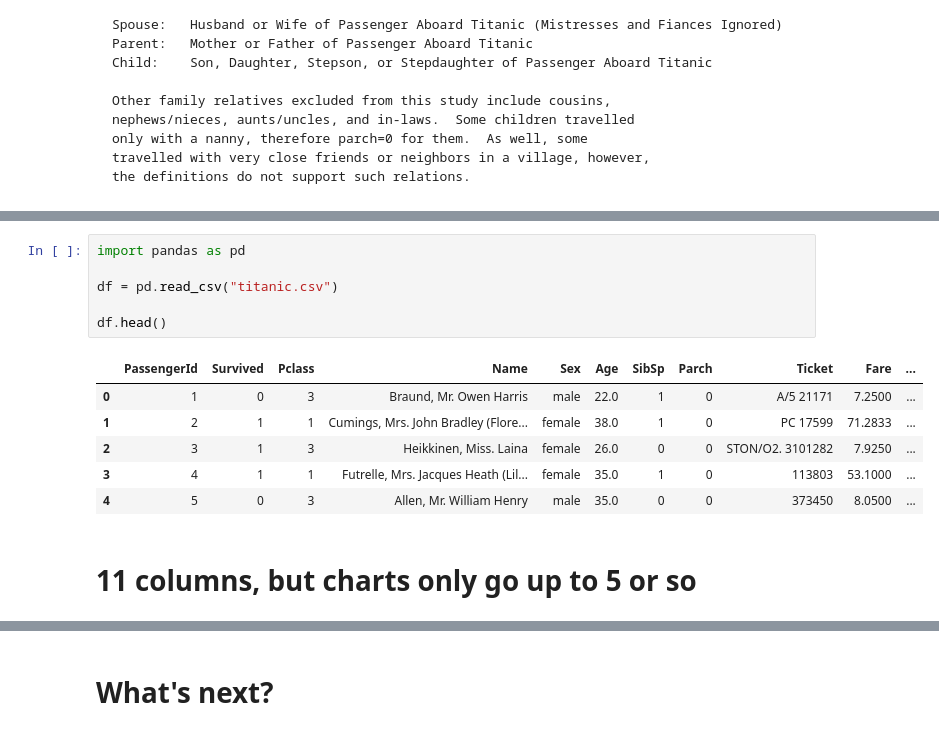
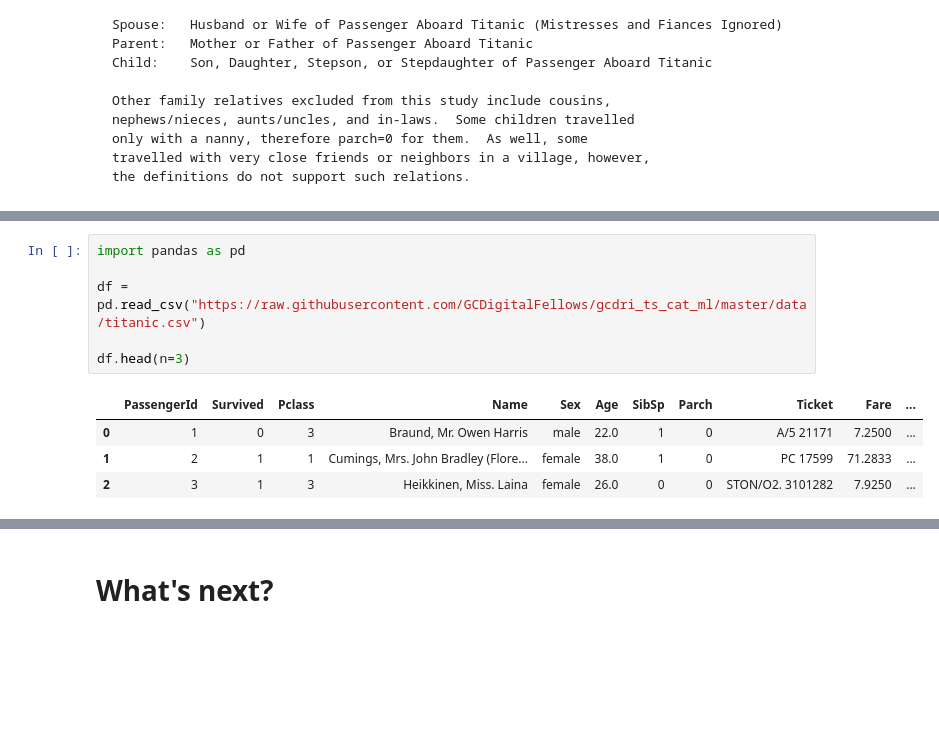
Before and after one commit to GCDigitalFellows/gcdri_ts_cat_ml, a Jupyter notebook: Jan2017.ipynb, the cells around one changed output, grey strips where cells are left out. Drawn from its saved outputs; the diff is of its cells as text; blank space fills up the shorter version.

```diff
--- a/Jan2017.ipynb
+++ b/Jan2017.ipynb
@@ -78,15 +58,11 @@ ls
 # %%
 import pandas as pd
 
-df = pd.read_csv("titanic.csv")
+df = pd.read_csv("https://raw.githubusercontent.com/GCDigitalFellows/gcdri_ts_cat_ml/master/data/titanic.csv")
 
-df.head()
+df.head(n=3)
 # %% [output]
 |  | PassengerId | Survived | Pclass | Name | Sex | Age | SibSp | Parch | Ticket | Fare | ... |
 | 0 | 1 | 0 | 3 | Braund, Mr. Owen Harris | male | 22.0 | 1 | 0 | A/5 21171 | 7.2500 | ... |
 | 1 | 2 | 1 | 1 | Cumings, Mrs. John Bradley (Flore... | female | 38.0 | 1 | 0 | PC 17599 | 71.2833 | ... |
 | 2 | 3 | 1 | 3 | Heikkinen, Miss. Laina | female | 26.0 | 0 | 0 | STON/O2. 3101282 | 7.9250 | ... |
-| 3 | 4 | 1 | 1 | Futrelle, Mrs. Jacques Heath (Lil... | female | 35.0 | 1 | 0 | 113803 | 53.1000 | ... |
-| 4 | 5 | 0 | 3 | Allen, Mr. William Henry | male | 35.0 | 0 | 0 | 373450 | 8.0500 | ... |
-# %% [markdown]
-# 11 columns, but charts only go up to 5 or so
```
Also changed, not shown: parts of 50 cells of this notebook, 3 other files.
